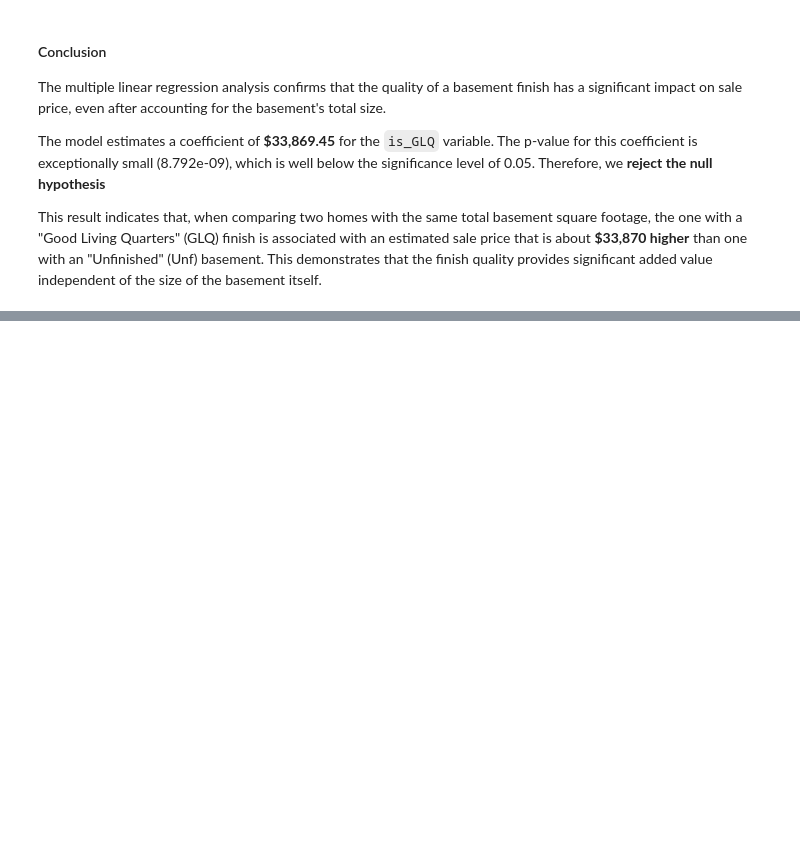
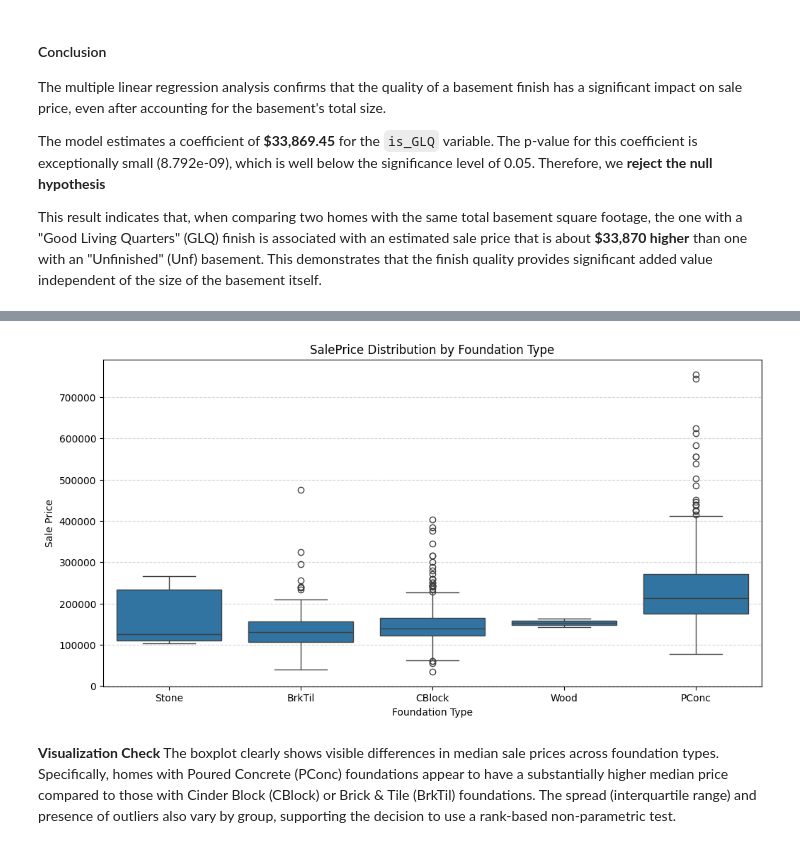
Before and after one commit to TheKusz/Stats_DSM030-2025-OCT, a Jupyter notebook: CW1/DSM030-CW-Oct25-Skeleton-Solution-House-Price-Stat-Significance.ipynb, the cells around one changed output, grey strips where cells are left out. Cells and saved outputs as stored; diff of their text form; code cells hidden in the pictures; blank space fills up the shorter version.

```diff
--- a/CW1/DSM030-CW-Oct25-Skeleton-Solution-House-Price-Stat-Significance.ipynb
+++ b/CW1/DSM030-CW-Oct25-Skeleton-Solution-House-Price-Stat-Significance.ipynb
@@ -710,2 +721,20 @@ This result indicates that, when comparing two homes with the same total basemen
 # %%
-dd
+import scipy.stats as stats
+import seaborn as sns
+import matplotlib.pyplot as plt
+
+# Visualization
+plt.figure(figsize=(12, 6))
+# Order by median price for better readability
+order = df.groupby('Foundation')['SalePrice'].median().sort_values().index
+sns.boxplot(x='Foundation', y='SalePrice', data=df, order=order)
+plt.title('SalePrice Distribution by Foundation Type')
+plt.xlabel('Foundation Type')
+plt.ylabel('Sale Price')
+plt.grid(True, axis='y', linestyle='--', alpha=0.5)
+plt.show()
+# %% [output]
+[figure, added]
+# %% [markdown]
+**Visualization Check**
+The boxplot clearly shows visible differences in median sale prices across foundation types. Specifically, homes with Poured Concrete (PConc) foundations appear to have a substantially higher median price compared to those with Cinder Block (CBlock) or Brick & Tile (BrkTil) foundations. The spread (interquartile range) and presence of outliers also vary by group, supporting the decision to use a rank-based non-parametric test.
```
Also changed, not shown: parts of 3 cells of this notebook.
